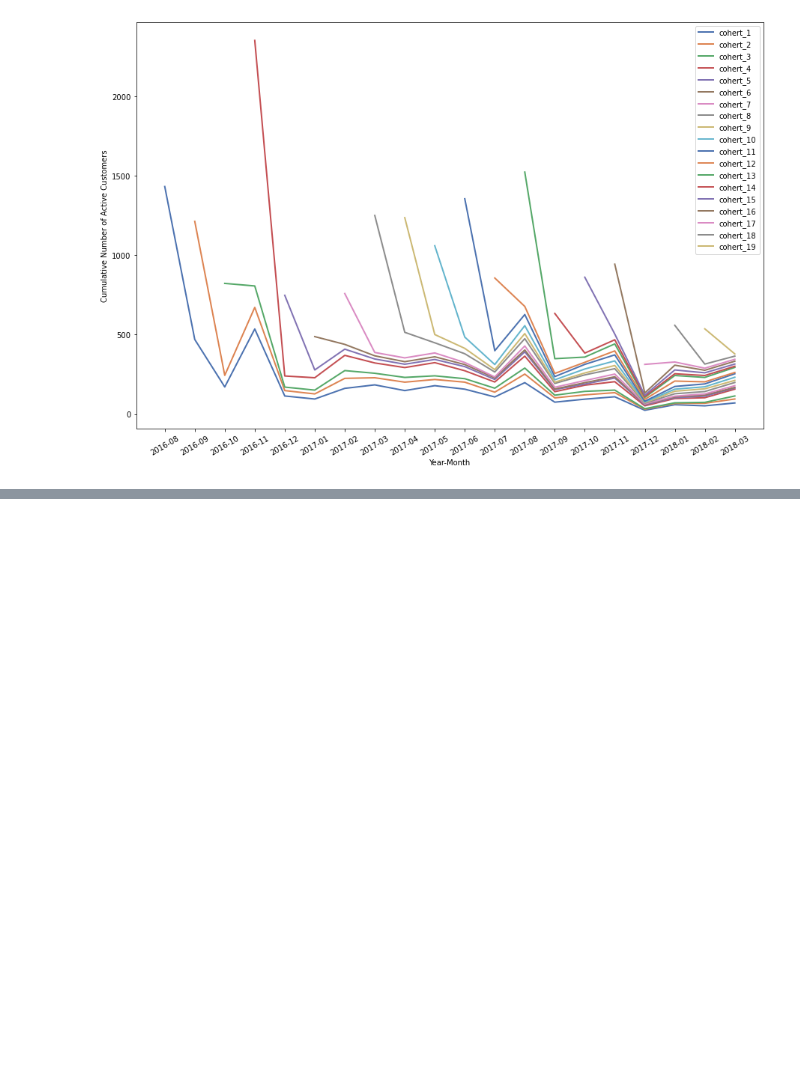
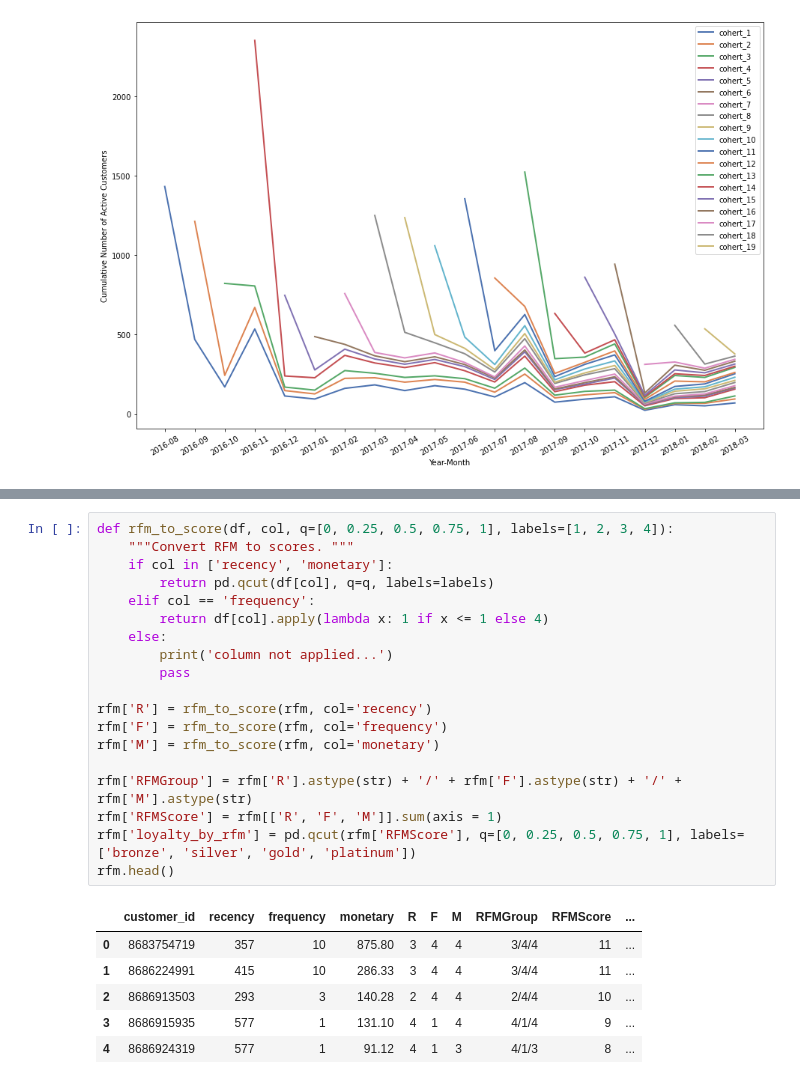
Before and after one commit to ryq99/Use_Case_Backlogs, a Jupyter notebook: ecommerce-project.ipynb, the cells around one changed output, grey strips where cells are left out. Saved outputs shown, nothing was run; the diff lists cells and outputs as text; blank space fills up the shorter version.

```diff
--- a/ecommerce-project.ipynb
+++ b/ecommerce-project.ipynb
@@ -879,0 +906,26 @@ plt.show()
+# %%
+def rfm_to_score(df, col, q=[0, 0.25, 0.5, 0.75, 1], labels=[1, 2, 3, 4]):
+    """Convert RFM to scores. """
+    if col in ['recency', 'monetary']:
+        return pd.qcut(df[col], q=q, labels=labels)
+    elif col == 'frequency':
+        return df[col].apply(lambda x: 1 if x <= 1 else 4)
+    else:
+        print('column not applied...')
+        pass
+
+rfm['R'] = rfm_to_score(rfm, col='recency')
+rfm['F'] = rfm_to_score(rfm, col='frequency')
+rfm['M'] = rfm_to_score(rfm, col='monetary')
+
+rfm['RFMGroup'] = rfm['R'].astype(str) + '/' + rfm['F'].astype(str) + '/' + rfm['M'].astype(str)
+rfm['RFMScore'] = rfm[['R', 'F', 'M']].sum(axis = 1)
+rfm['loyalty_by_rfm'] = pd.qcut(rfm['RFMScore'], q=[0, 0.25, 0.5, 0.75, 1], labels=['bronze', 'silver', 'gold', 'platinum'])
+rfm.head()
+# %% [output]
+|  | customer_id | recency | frequency | monetary | R | F | M | RFMGroup | RFMScore | ... |
+| 0 | 8683754719 | 357 | 10 | 875.80 | 3 | 4 | 4 | 3/4/4 | 11 | ... |
+| 1 | 8686224991 | 415 | 10 | 286.33 | 3 | 4 | 4 | 3/4/4 | 11 | ... |
+| 2 | 8686913503 | 293 | 3 | 140.28 | 2 | 4 | 4 | 2/4/4 | 10 | ... |
+| 3 | 8686915935 | 577 | 1 | 131.10 | 4 | 1 | 4 | 4/1/4 | 9 | ... |
+| 4 | 8686924319 | 577 | 1 | 91.12 | 4 | 1 | 3 | 4/1/3 | 8 | ... |
```
Also changed, not shown: parts of 7 cells of this notebook.
